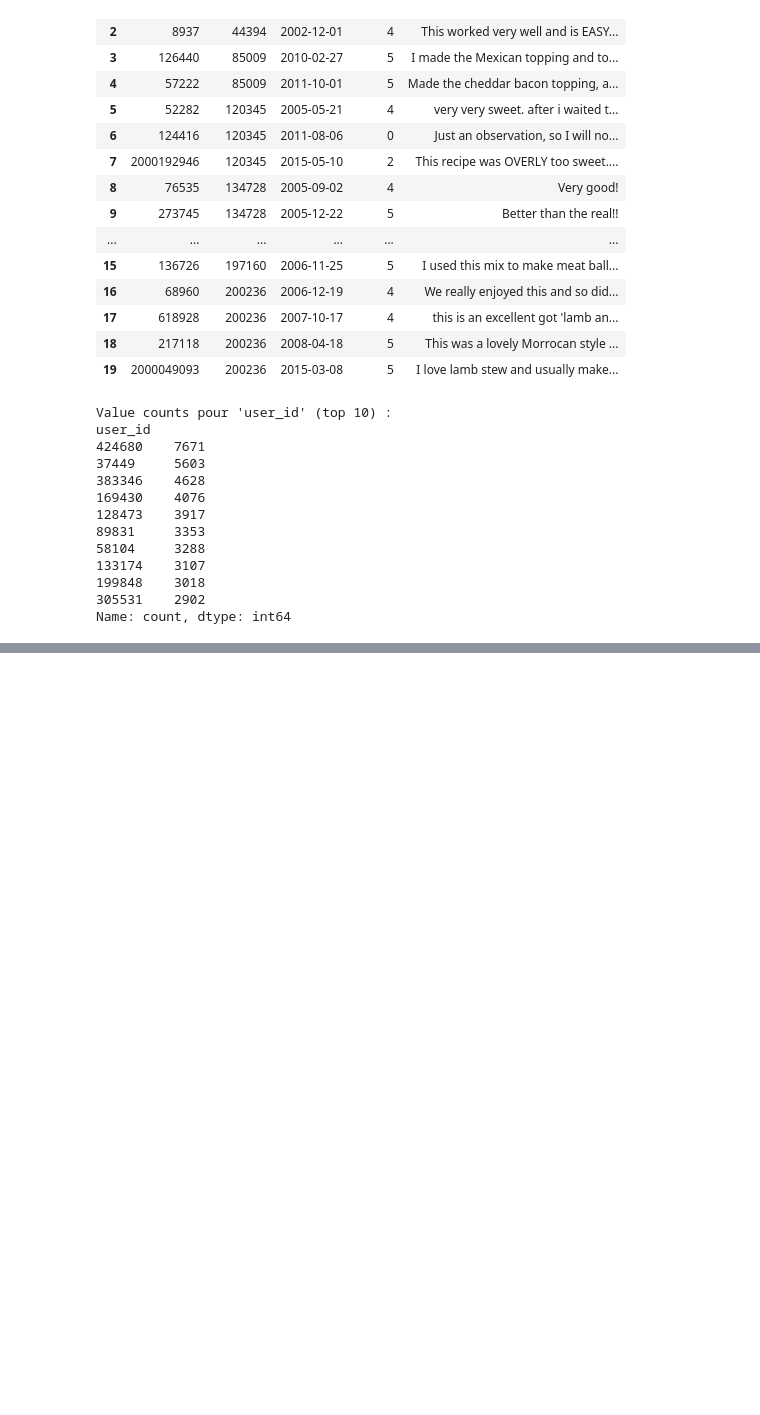
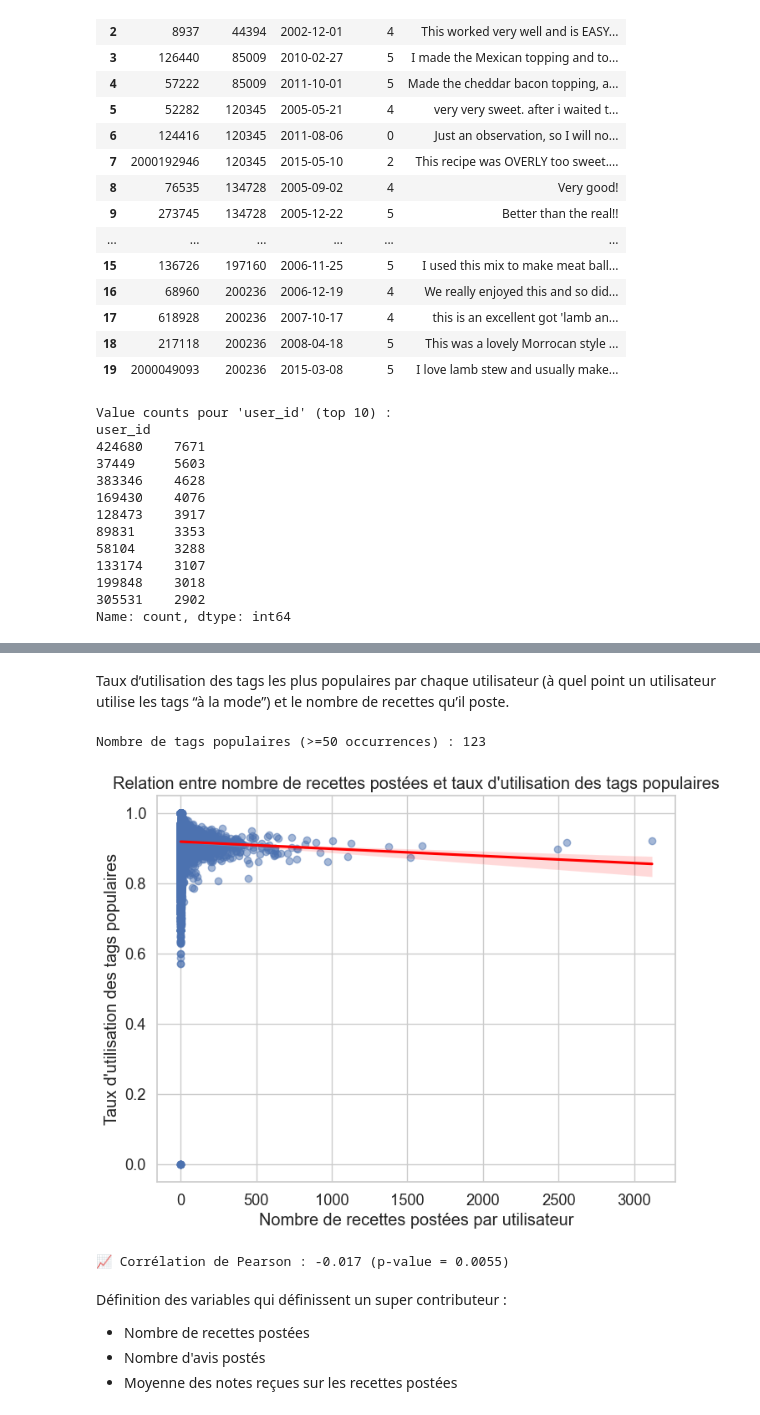
Before and after one commit to Durantoine/mange-ta-main, a Jupyter notebook: EDA/data_exploration.ipynb, the cells around one changed output, grey strips where cells are left out. Cells and saved outputs as stored; diff of their text form; code cells hidden in the pictures; blank space fills up the shorter version.

Commit message:
variables à interpréter et définitions personas

```diff
--- a/EDA/data_exploration.ipynb
+++ b/EDA/data_exploration.ipynb
@@ -240,0 +675,71 @@ Name: count, dtype: int64
+# %% [markdown]
+Taux d’utilisation des tags les plus populaires par chaque utilisateur (à quel point un utilisateur utilise les tags “à la mode”) et le nombre de recettes qu’il poste.
+# %%
+# === 1️⃣ Charger les données ===
+df_recipes = pd.read_csv("Data/raw_recipes.csv")
+
+# === 2️⃣ Nettoyer et convertir les tags en vraies listes ===
+df_recipes['tags_list'] = df_recipes['tags'].apply(
+    lambda x: ast.literal_eval(x) if pd.notnull(x) else []
+)
+
+# === 3️⃣ Identifier les tags les plus utilisés globalement ===
+all_tags = [tag for tags in df_recipes['tags_list'] for tag in tags]
+tag_counts = Counter(all_tags)
+top_tags = [tag for tag, count in tag_counts.items() if count >= 5000]  # seuil ajustable
+print(f"Nombre de tags populaires (>=50 occurrences) : {len(top_tags)}")
+
+# === 4️⃣ Calculer le taux d’utilisation de ces tags par utilisateur ===
+user_tag_usage = []
+
+for user_id, user_df in df_recipes.groupby('contributor_id'):
+    user_tags = [tag for tags in user_df['tags_list'] for tag in tags]
+    if len(user_tags) == 0:
+        usage_rate = 0
+    else:
+        popular_used = sum(tag in top_tags for tag in user_tags)
+        usage_rate = popular_used / len(user_tags)
+    user_tag_usage.append({'user_id': user_id, 'tag_usage_rate': usage_rate})
+
+df_tag_usage = pd.DataFrame(user_tag_usage)
+
+# === 5️⃣ Nombre de recettes postées par utilisateur ===
+df_recipe_count = (
+    df_recipes.groupby('contributor_id')['id']
+    .count()
+    .reset_index()
+    .rename(columns={'contributor_id': 'user_id', 'id': 'nb_recipes'})
+)
+
+# === 6️⃣ Fusionner les deux indicateurs ===
+df_user_stats = pd.merge(df_tag_usage, df_recipe_count, on='user_id', how='inner')
+
+# === 7️⃣ Tracer la régression linéaire ===
+sns.set(style="whitegrid", font_scale=1.2)
+plt.figure(figsize=(8,6))
+
+sns.regplot(
+    data=df_user_stats,
+    x='nb_recipes',
+    y='tag_usage_rate',
+    scatter_kws={'alpha':0.5},
+    line_kws={'color':'red'}
+)
+
+plt.title("Relation entre nombre de recettes postées et taux d'utilisation des tags populaires")
+plt.xlabel("Nombre de recettes postées par utilisateur")
+plt.ylabel("Taux d'utilisation des tags populaires")
+plt.show()
+
+# === 8️⃣ Corrélation linéaire ===
+corr, pval = stats.pearsonr(df_user_stats['nb_recipes'], df_user_stats['tag_usage_rate'])
+print(f"📈 Corrélation de Pearson : {corr:.3f} (p-value = {pval:.4f})")
+# %% [output]
+Nombre de tags populaires (>=50 occurrences) : 123
+[figure, added]
+📈 Corrélation de Pearson : -0.017 (p-value = 0.0055)
+# %% [markdown]
+Définition des variables qui définissent un super contributeur :
+- Nombre de recettes postées
+- Nombre d'avis postés
+- Moyenne des notes reçues sur les recettes postées
```
Also changed, not shown: parts of 19 cells of this notebook.
